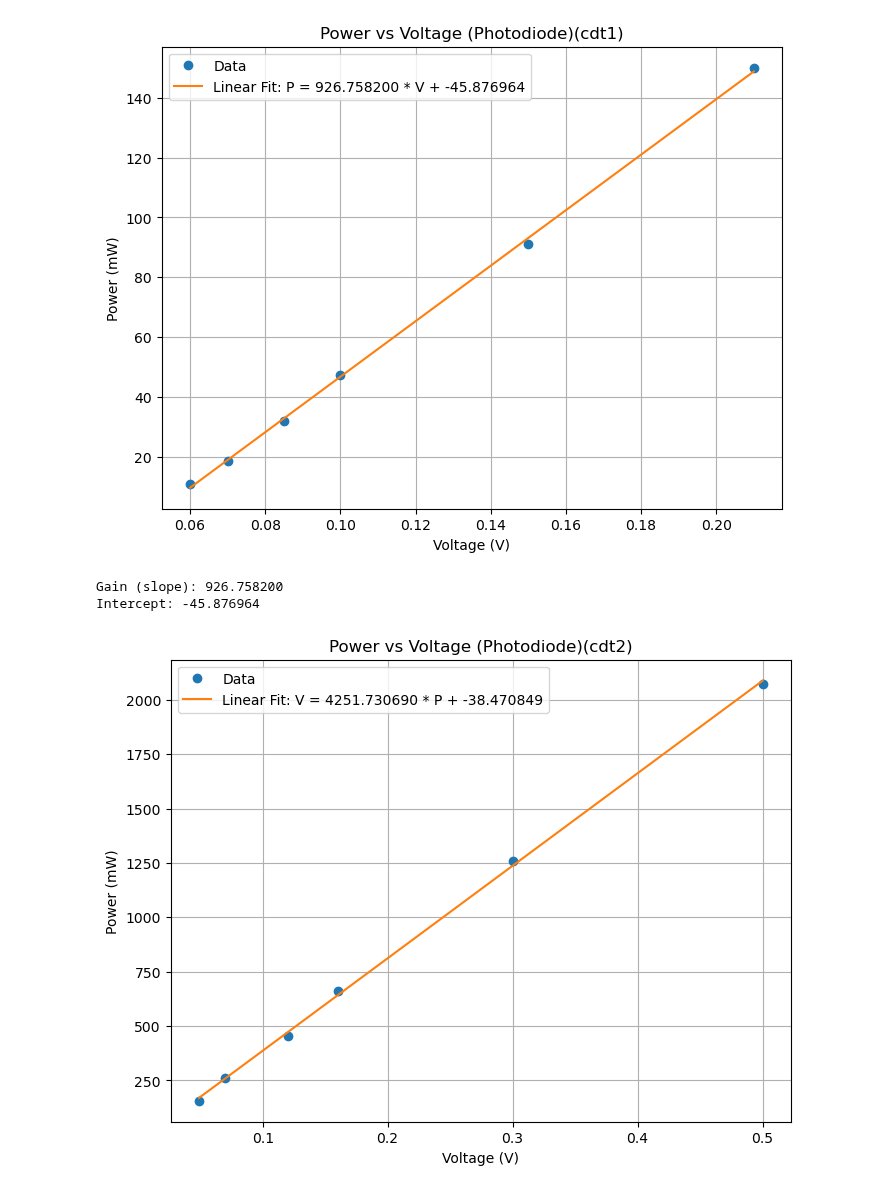
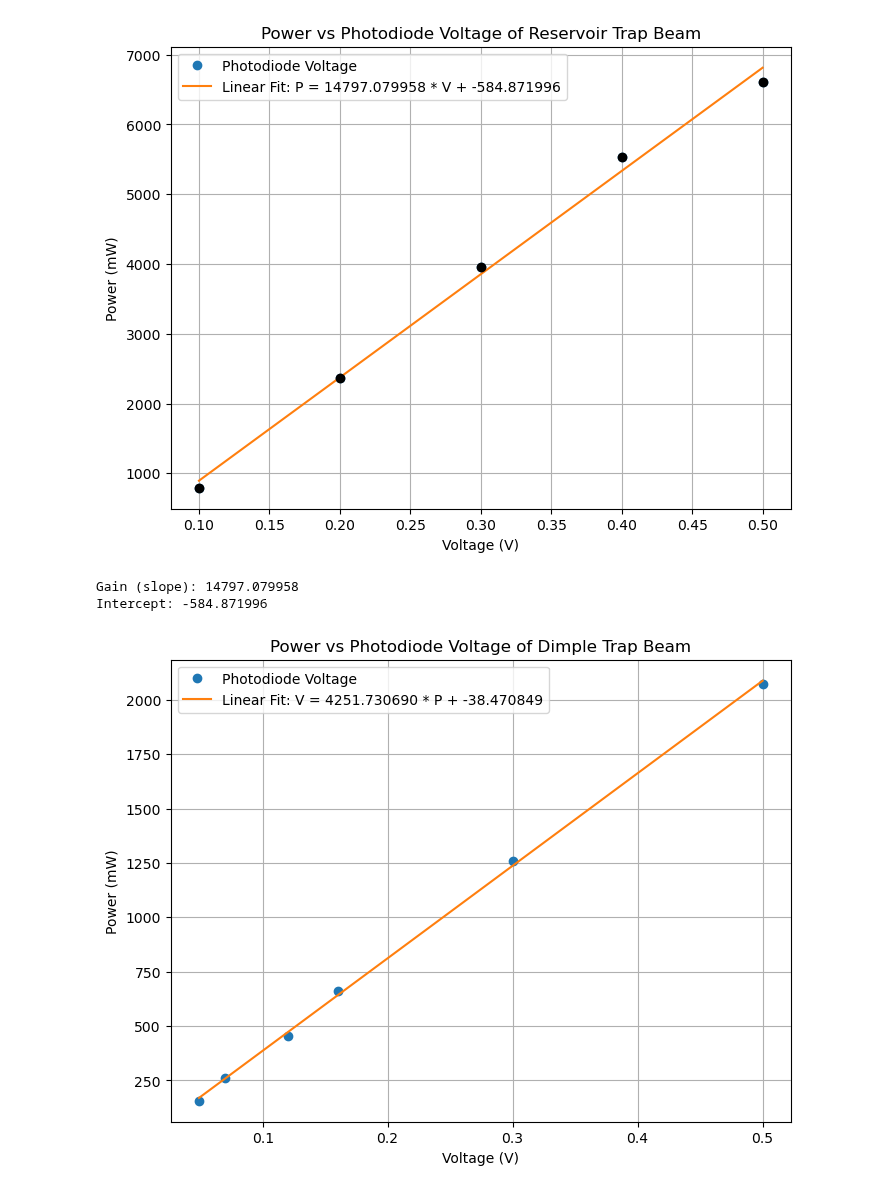
Before and after one commit to harrykendell/ARTIQ, a Jupyter notebook: analysis/power_callib_odt.ipynb, the cells around one changed output. Cells and saved outputs as stored; diff of their text form; code cells hidden in the pictures.

Commit message:
some latest power callib of reservior cdt1

```diff
--- a/analysis/power_callib_odt.ipynb
+++ b/analysis/power_callib_odt.ipynb
@@ -9,8 +9,29 @@ from scipy.optimize import curve_fit
 
 #  CDT1 POWER VOLTAGE CALIBRATION
 # Data: Power (mW) vs Voltage (V)
-powercdt1 = np.array([11, 18.8, 32, 47.5, 91, 150])  # power in mW
-voltagecdt1 = np.array([0.6, 0.7, 0.85, 1.0, 1.5, 2.1]) / 10  # voltage in V
+#powercdt1 = np.array([11, 18.8, 32, 47.5, 91, 150])  # power in mW
+#voltagecdt1 = np.array([0.6, 0.7, 0.85, 1.0, 1.5, 2.1]) / 10  # voltage in V
+
+
+#2nd calibration
+#powercdt1 = np.array([149, 460, 672, 1138, 1566, 2179, 3271, 4298, 5548, 6280])
+#voltagecdt1 = np.array([40, 60, 75, 111, 136, 178, 253, 324, 408, 456]) / 1000  # voltage in V
+
+#3rd calibration
+voltagecdt1 = np.array([0.1, 0.2, 0.3, 0.4, 0.5])
+powercdt1 = np.array([(794,794,795,795.3,790),(2370,2370,2370,2370,2370),(3970,3970,3960,3945,3955),(5548,5548,5530,5540,5540),(6590,6600,6607,6613,6625)])
+
+#find error bars
+# If powercdt1 is a 2D array, uncomment the following lines:
+powercdt1_err = np.std(powercdt1, axis=1)
+powercdt1 = np.mean(powercdt1, axis=1)
+
+#use average values for powercdt1
+powercdt1 = np.array([794.06, 2370, 3959, 5541.2, 6607])  # power in mW
+voltagecdt1 = np.array([0.1, 0.2, 0.3, 0.4, 0.5])  # voltage in V
+
+# Provide error bars as zeros if not calculated above
+powercdt1_err = np.zeros_like(powercdt1)
 
 
 # CDT2 POWER VOLTAGE CALIBRATION
@@ -36,18 +57,23 @@ fitted_power_cdt1 = linear_fit(voltagecdt1, slopecdt1, interceptcdt1)
 
 # Plotting the data and the linear fit
 plt.figure(figsize=(8, 6))
-plt.plot(voltagecdt1, powercdt1, "o", label="Data")
+plt.plot(voltagecdt1, powercdt1, "o", label="Photodiode Voltage")
 plt.plot(
     voltagecdt1,
     fitted_power_cdt1,
     "-",
     label=f"Linear Fit: P = {slopecdt1:.6f} * V + {interceptcdt1:.6f}",
 )
+
 plt.xlabel("Voltage (V)")
 plt.ylabel("Power (mW)")
-plt.title("Power vs Voltage (Photodiode)(cdt1)")
+plt.title("Power vs Photodiode Voltage of Reservoir Trap Beam")
 plt.grid(True)
 plt.legend()
+
+#plot error bars
+plt.errorbar(voltagecdt1, powercdt1, yerr=powercdt1_err, fmt='o', color='black', ecolor='lightgray', elinewidth=3, capsize=0)
+
 plt.show()
 
 # Output the gain (slope)
@@ -55,38 +81,44 @@ print(f"Gain (slope): {slopecdt1:.6f}")
 print(f"Intercept: {interceptcdt1:.6f}")
 
 
 # Fit data for CDT2
 paramscdt2, covariancecdt2 = curve_fit(linear_fit, voltagecdt2, powercdt2)
 
 # Extracting the fitting parameters
 slopecdt2, interceptcdt2 = paramscdt2
 
 # Generate fitted data for plotting
 fitted_voltage_cdt2 = linear_fit(voltagecdt2, slopecdt2, interceptcdt2)
 
 # Plotting the data and the linear fit
 plt.figure(figsize=(8, 6))
-plt.plot(voltagecdt2, powercdt2, "o", label="Data")
+plt.plot(voltagecdt2, powercdt2, "o", label="Photodiode Voltage")
 plt.plot(
     voltagecdt2,
     fitted_voltage_cdt2,
     "-",
     label=f"Linear Fit: V = {slopecdt2:.6f} * P + {interceptcdt2:.6f}",
 )
 plt.xlabel("Voltage (V)")
 plt.ylabel("Power (mW)")
-plt.title("Power vs Voltage (Photodiode)(cdt2)")
+plt.title("Power vs Photodiode Voltage of Dimple Trap Beam")
 plt.legend()
 plt.grid(True)
 plt.show()
 
 # Output the gain (slope)
 print(f"Gain (slope): {slopecdt2:.6f}")
 print(f"Intercept: {interceptcdt2:.6f}")
+
+#for cdt1 find power for give voltage
+def find_power_cdt1(voltage):
+    return slopecdt1 * voltage + interceptcdt1
+
+print(f"Power for 0.2 V in CDT1: {find_power_cdt1(0.5):.2f} mW")
 # %% [output]
-[figure, old version]
+[figure, new version]
-Gain (slope): 926.758200
-Intercept: -45.876964
+Gain (slope): 14797.079958
+Intercept: -584.871996
-[figure, old version]
+[figure, new version]
 Gain (slope): 4251.730690
 Intercept: -38.470849
```
Also changed, not shown: parts of 1 cell of this notebook.
